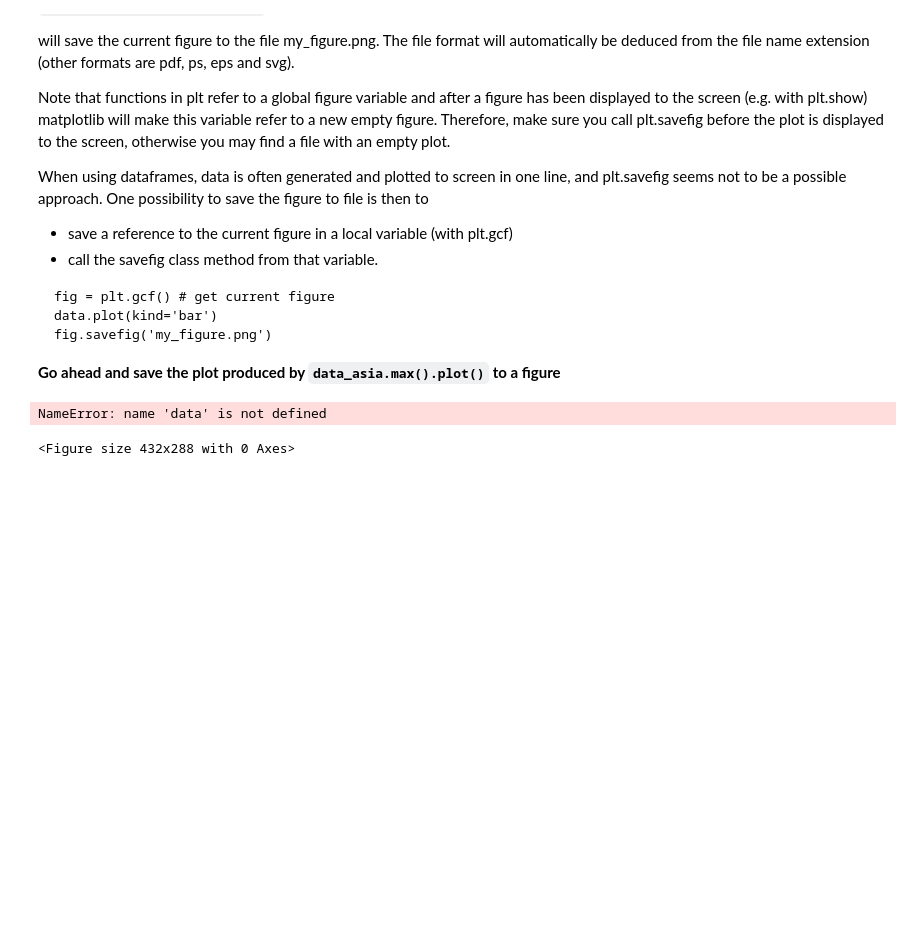
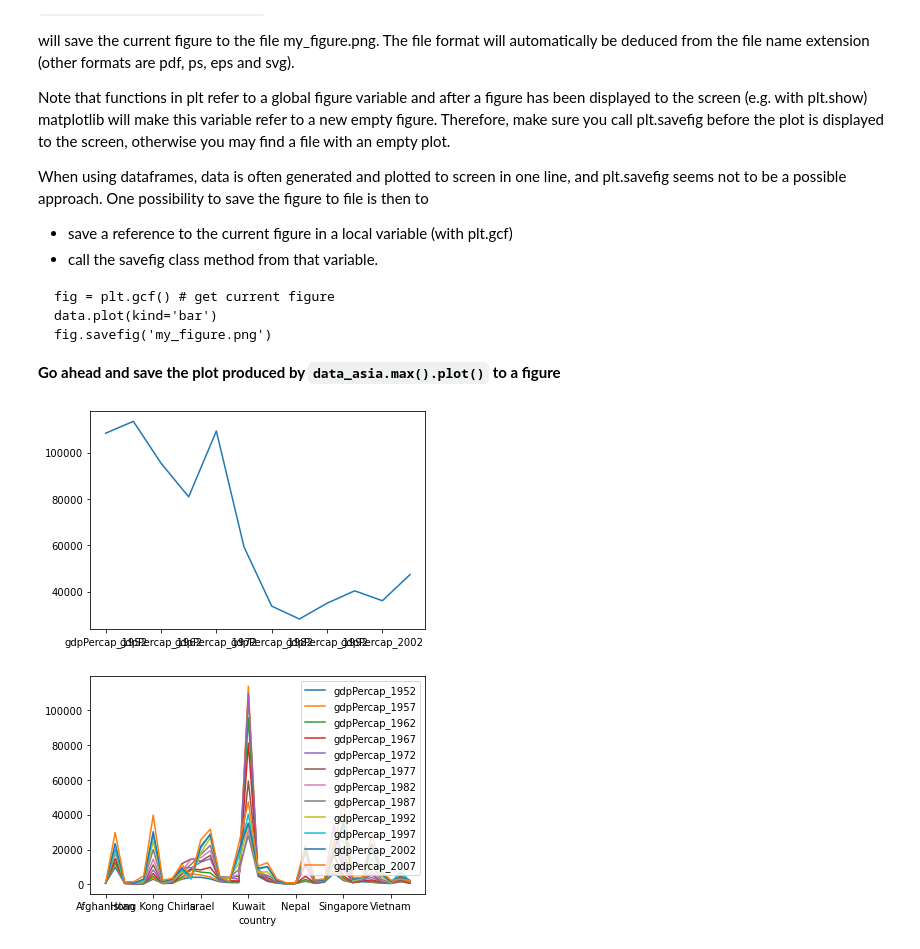
Before and after one commit to juansantiagobarragan/nclabs_pandaspractice, a Jupyter notebook: assignment6.ipynb, the cells around one changed output. Drawn from its saved outputs; the diff is of its cells as text; code cells hidden in the pictures; blank space fills up the shorter version.

```diff
--- a/assignment6.ipynb
+++ b/assignment6.ipynb
@@ -216,9 +216,10 @@ fig.savefig('my_figure.png')
 
 **Go ahead and save the plot produced by `data_asia.max().plot()` to a figure**
 # %%
+data_asia.max().plot()
 fig = plot.gcf()
-data.plot(kind='bar')
+data_asia.plot(kind='line')
 fig.savefig('my_figure.png')
 # %% [output]
-NameError: name 'data' is not defined
-<Figure size 432x288 with 0 Axes>
+[figure, added]
+[figure, added]
```
Also changed, not shown: 1 other file.
